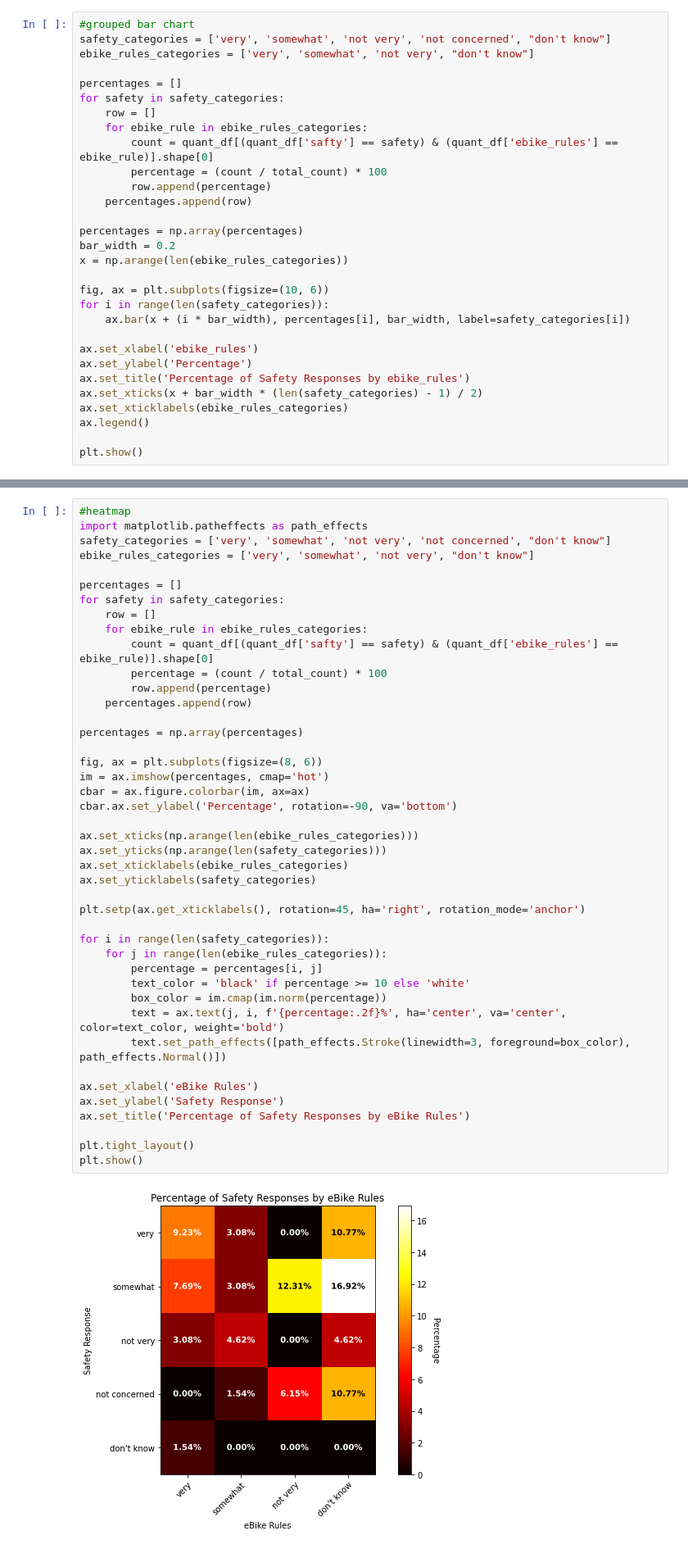
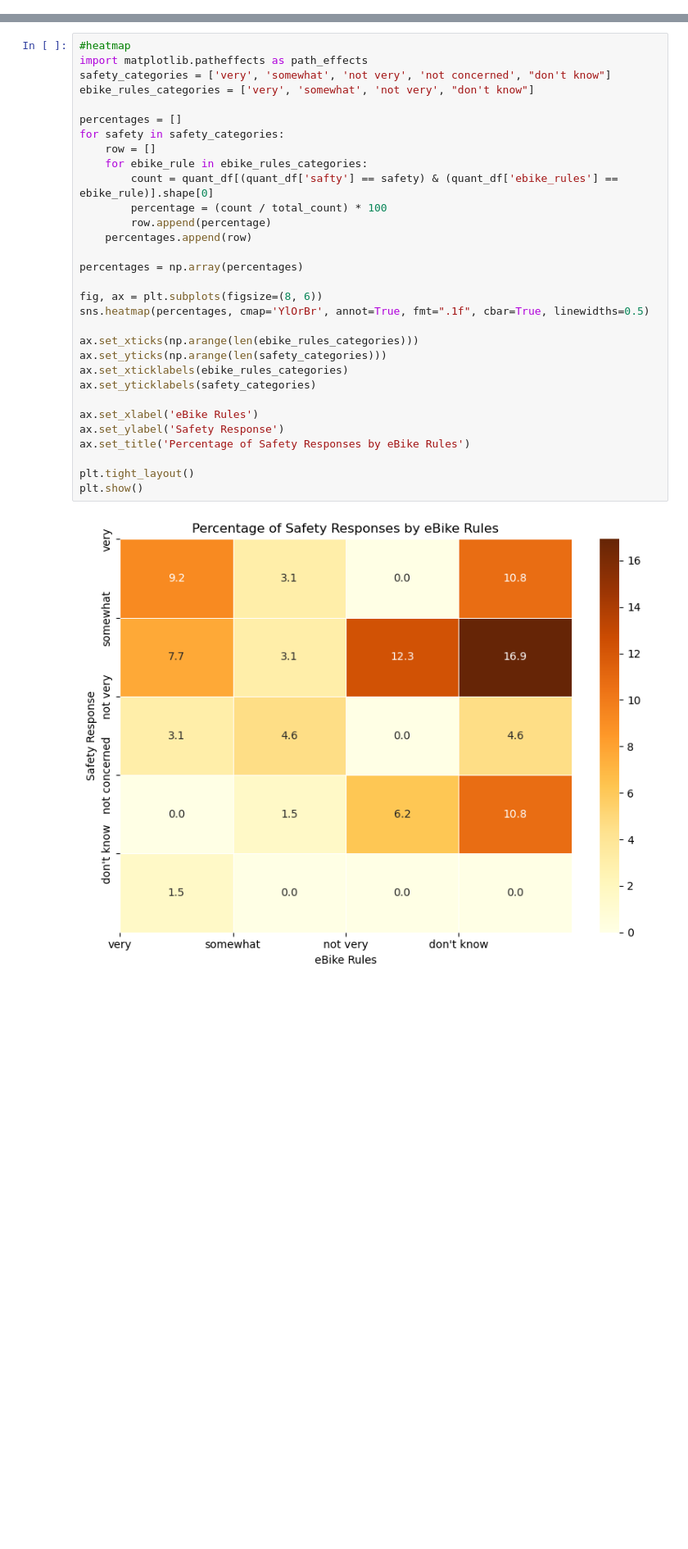
Before and after one commit to claireZHL/CCE-Data-Analysis, a Jupyter notebook: Data_Analysis_on_E_Bike_Survey_Collected_on_04_29_2023.ipynb, the cells around one changed output, grey strips where cells are left out. Shown at 82% size. Cells and saved outputs as stored; diff of their text form; blank space fills up the shorter version.

```diff
--- a/Data_Analysis_on_E_Bike_Survey_Collected_on_04_29_2023.ipynb
+++ b/Data_Analysis_on_E_Bike_Survey_Collected_on_04_29_2023.ipynb
@@ -506,30 +502,0 @@ don't know   | don't know      |        0.0%
-# %%
-#grouped bar chart
-safety_categories = ['very', 'somewhat', 'not very', 'not concerned', "don't know"]
-ebike_rules_categories = ['very', 'somewhat', 'not very', "don't know"]
-
-percentages = []
-for safety in safety_categories:
-    row = []
-    for ebike_rule in ebike_rules_categories:
-        count = quant_df[(quant_df['safty'] == safety) & (quant_df['ebike_rules'] == ebike_rule)].shape[0]
-        percentage = (count / total_count) * 100
-        row.append(percentage)
-    percentages.append(row)
-
-percentages = np.array(percentages)
-bar_width = 0.2
-x = np.arange(len(ebike_rules_categories))
-
-fig, ax = plt.subplots(figsize=(10, 6))
-for i in range(len(safety_categories)):
-    ax.bar(x + (i * bar_width), percentages[i], bar_width, label=safety_categories[i])
-
-ax.set_xlabel('ebike_rules')
-ax.set_ylabel('Percentage')
-ax.set_title('Percentage of Safety Responses by ebike_rules')
-ax.set_xticks(x + bar_width * (len(safety_categories) - 1) / 2)
-ax.set_xticklabels(ebike_rules_categories)
-ax.legend()
-
-plt.show()
@@ -584,47 +506,35 @@ plt.show()
 #heatmap
 import matplotlib.patheffects as path_effects
 safety_categories = ['very', 'somewhat', 'not very', 'not concerned', "don't know"]
 ebike_rules_categories = ['very', 'somewhat', 'not very', "don't know"]
 
 percentages = []
 for safety in safety_categories:
     row = []
     for ebike_rule in ebike_rules_categories:
         count = quant_df[(quant_df['safty'] == safety) & (quant_df['ebike_rules'] == ebike_rule)].shape[0]
         percentage = (count / total_count) * 100
         row.append(percentage)
     percentages.append(row)
 
 percentages = np.array(percentages)
 
 fig, ax = plt.subplots(figsize=(8, 6))
-im = ax.imshow(percentages, cmap='hot')
-cbar = ax.figure.colorbar(im, ax=ax)
-cbar.ax.set_ylabel('Percentage', rotation=-90, va='bottom')
+sns.heatmap(percentages, cmap='YlOrBr', annot=True, fmt=".1f", cbar=True, linewidths=0.5)
 
 ax.set_xticks(np.arange(len(ebike_rules_categories)))
 ax.set_yticks(np.arange(len(safety_categories)))
 ax.set_xticklabels(ebike_rules_categories)
 ax.set_yticklabels(safety_categories)
-
-plt.setp(ax.get_xticklabels(), rotation=45, ha='right', rotation_mode='anchor')
-
-for i in range(len(safety_categories)):
-    for j in range(len(ebike_rules_categories)):
-        percentage = percentages[i, j]
-        text_color = 'black' if percentage >= 10 else 'white'
-        box_color = im.cmap(im.norm(percentage))
-        text = ax.text(j, i, f'{percentage:.2f}%', ha='center', va='center', color=text_color, weight='bold')
-        text.set_path_effects([path_effects.Stroke(linewidth=3, foreground=box_color), path_effects.Normal()])
 
 ax.set_xlabel('eBike Rules')
 ax.set_ylabel('Safety Response')
 ax.set_title('Percentage of Safety Responses by eBike Rules')
 
 plt.tight_layout()
 plt.show()
 # %% [output]
-[figure, old version]
+[figure, new version]
 # %% [markdown]
 ### private_locker vs. group_locker, persentage by heatmap
 # %%
```
Also changed, not shown: parts of 21 cells of this notebook.
